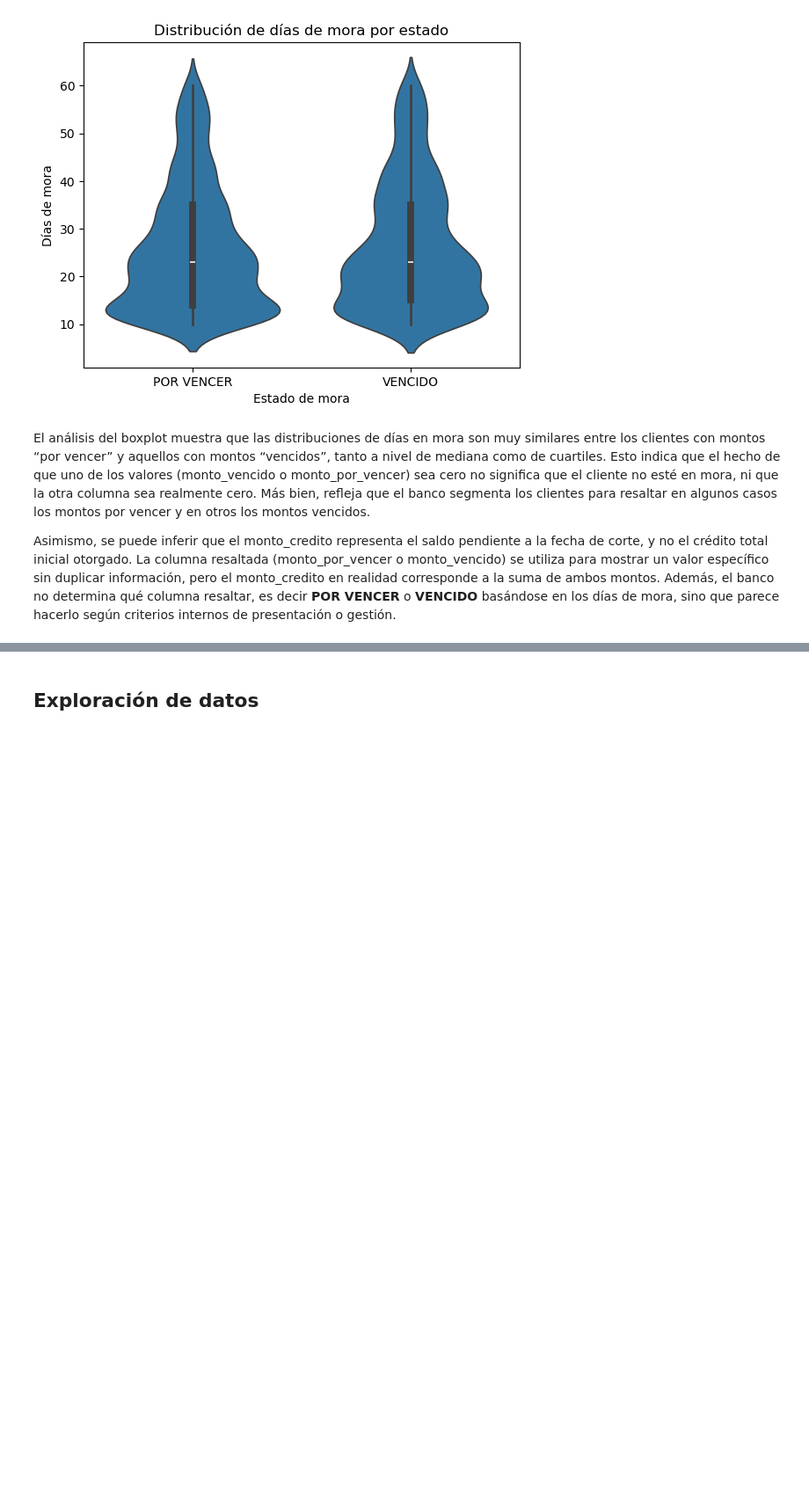
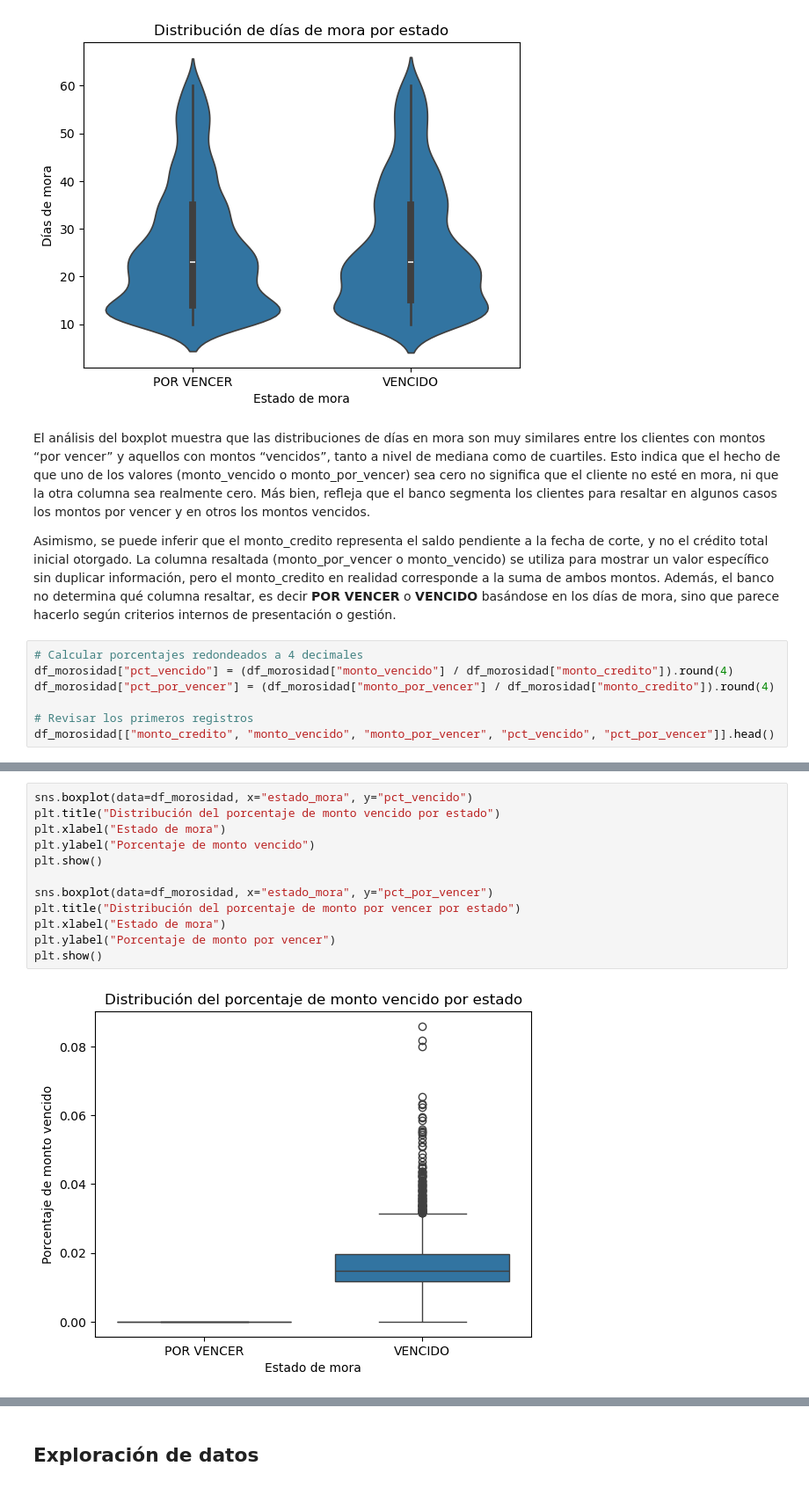
Before and after one commit to carlos-calderon-cabezas/financial-relief-analysis, a Jupyter notebook: analisis_alivio_financiero.ipynb, the cells around one changed output, grey strips where cells are left out. Shown: that part at 88% size. Drawn from its saved outputs; the diff is of its cells as text; blank space fills up the shorter version.

Commit message:
Added more graphics

```diff
--- a/analisis_alivio_financiero.ipynb
+++ b/analisis_alivio_financiero.ipynb
@@ -290,3 +290,10 @@ plt.show()
 El análisis del boxplot muestra que las distribuciones de días en mora son muy similares entre los clientes con montos “por vencer” y aquellos con montos “vencidos”, tanto a nivel de mediana como de cuartiles. Esto indica que el hecho de que uno de los valores (monto_vencido o monto_por_vencer) sea cero no significa que el cliente no esté en mora, ni que la otra columna sea realmente cero. Más bien, refleja que el banco segmenta los clientes para resaltar en algunos casos los montos por vencer y en otros los montos vencidos.
 
 Asimismo, se puede inferir que el monto_credito representa el saldo pendiente a la fecha de corte, y no el crédito total inicial otorgado. La columna resaltada (monto_por_vencer o monto_vencido) se utiliza para mostrar un valor específico sin duplicar información, pero el monto_credito en realidad corresponde a la suma de ambos montos. Además, el banco no determina qué columna resaltar, es decir **POR VENCER** o **VENCIDO** basándose en los días de mora, sino que parece hacerlo según criterios internos de presentación o gestión.
+# %%
+# Calcular porcentajes redondeados a 4 decimales
+df_morosidad["pct_vencido"] = (df_morosidad["monto_vencido"] / df_morosidad["monto_credito"]).round(4)
+df_morosidad["pct_por_vencer"] = (df_morosidad["monto_por_vencer"] / df_morosidad["monto_credito"]).round(4)
+
+# Revisar los primeros registros
+df_morosidad[["monto_credito", "monto_vencido", "monto_por_vencer", "pct_vencido", "pct_por_vencer"]].head()
@@ -292,0 +307,14 @@ Asimismo, se puede inferir que el monto_credito representa el saldo pendiente a
+# %%
+sns.boxplot(data=df_morosidad, x="estado_mora", y="pct_vencido")
+plt.title("Distribución del porcentaje de monto vencido por estado")
+plt.xlabel("Estado de mora")
+plt.ylabel("Porcentaje de monto vencido")
+plt.show()
+
+sns.boxplot(data=df_morosidad, x="estado_mora", y="pct_por_vencer")
+plt.title("Distribución del porcentaje de monto por vencer por estado")
+plt.xlabel("Estado de mora")
+plt.ylabel("Porcentaje de monto por vencer")
+plt.show()
+# %% [output]
+[figure, added]
```
Also changed, not shown: parts of 2 cells of this notebook.
